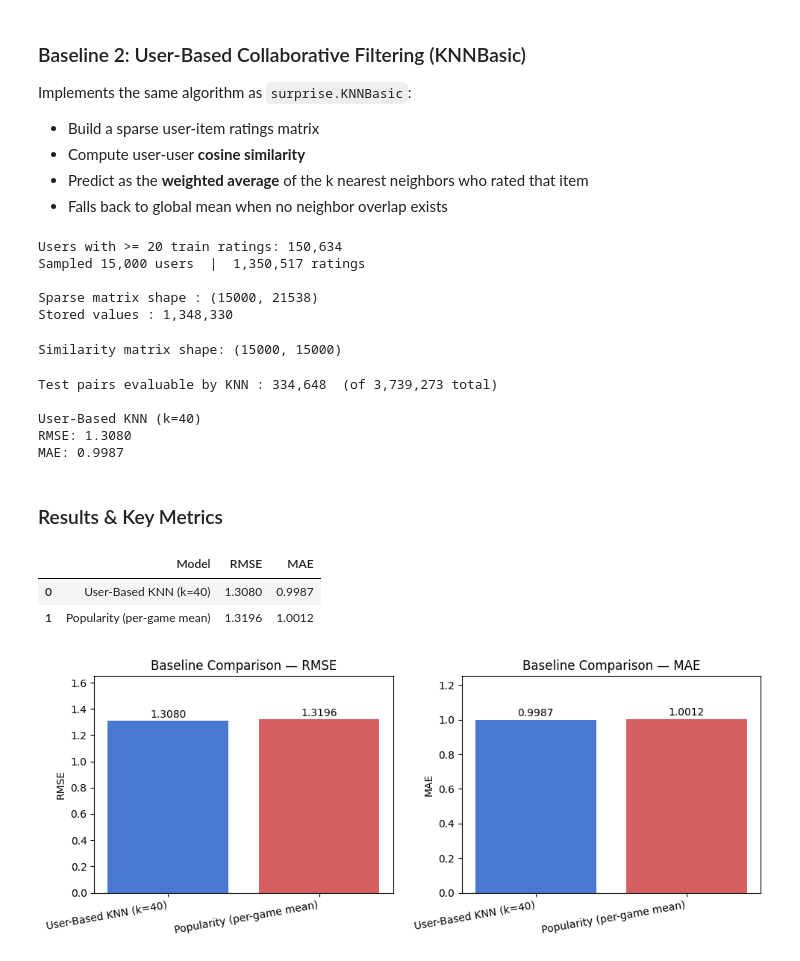
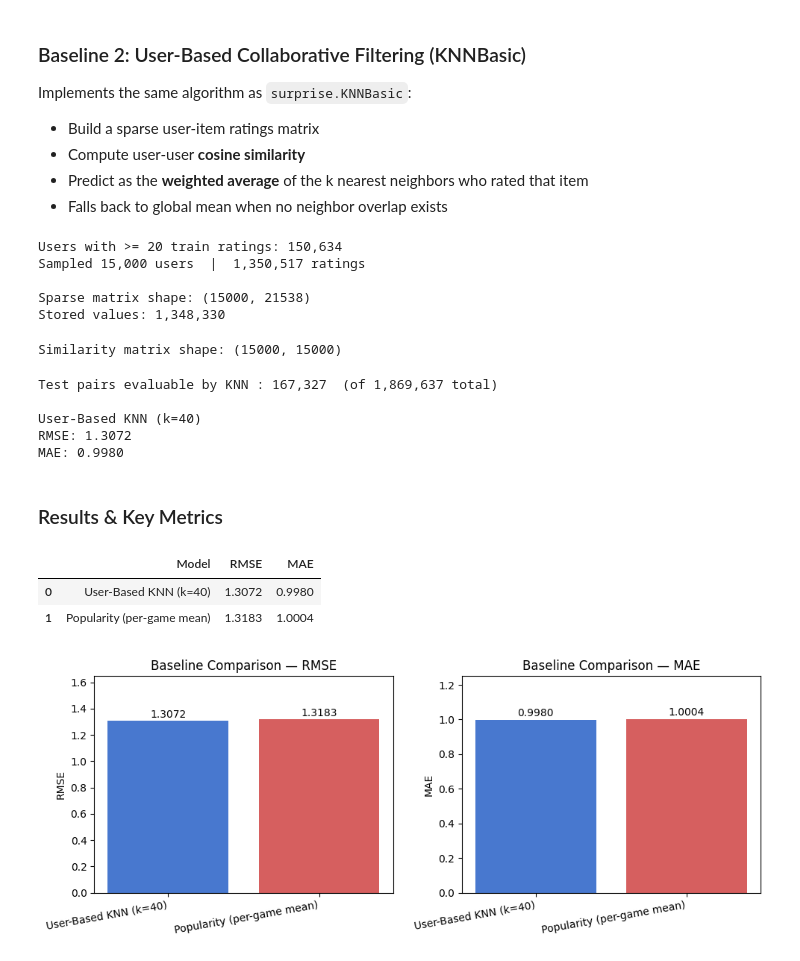
Before and after one commit to AnhVuong146/CMPE_256_game-recommender-system, a Jupyter notebook: baselines.ipynb, the cells around one changed output. Drawn from its saved outputs; the diff is of its cells as text; code cells hidden in the pictures.

Commit message:
fixed train/test from 80/20 to 80/10/10

```diff
--- a/baselines.ipynb
+++ b/baselines.ipynb
@@ -47,10 +46,13 @@ active_users = user_ratings.groupby('Username').filter(lambda x: len(x) >= min_r
 print(f"Ratings after filtering users with <{min_ratings} ratings: {len(active_users):,}")
 print(f"Users remaining: {active_users['Username'].nunique():,}")
 
-# 80/20 split
-train, test = train_test_split(active_users, test_size=0.2, random_state=42)
-print(f"\nTrain size : {len(train):,}")
-print(f"Test size : {len(test):,}")
+# 80/10/10 split
+train, temp = train_test_split(active_users, test_size=0.2, random_state=42)
+val_df, test = train_test_split(temp, test_size=0.5, random_state=42)
+
+print(f"\nTrain: {len(train):,}")
+print(f"Val: {len(val_df):,}")
+print(f"Test: {len(test):,}")
 
 global_mean = train['Rating'].mean()
 print(f"\nGlobal mean (train): {global_mean:.4f}")
@@ -139,14 +142,14 @@ R = csr_matrix(
     (sample_train['Rating'].values, (u_idx, g_idx)),
     shape=(n_users_knn, n_games_knn)
 )
-print(f"\nSparse matrix shape : {R.shape}")
-print(f"Stored values : {R.nnz:,}")
+print(f"\nSparse matrix shape: {R.shape}")
+print(f"Stored values: {R.nnz:,}")
 # %% [output]
 Users with >= 20 train ratings: 150,634
 Sampled 15,000 users  |  1,350,517 ratings
 
-Sparse matrix shape : (15000, 21538)
-Stored values : 1,348,330
+Sparse matrix shape: (15000, 21538)
+Stored values: 1,348,330
 # %%
 
 #Compute user-user cosine similarity
@@ -196,39 +199,39 @@ print(f"\nUser-Based KNN (k={K})")
 print(f"RMSE: {rmse_knn:.4f}")
 print(f"MAE: {mae_knn:.4f}")
 # %% [output]
-Test pairs evaluable by KNN : 334,648  (of 3,739,273 total)
+Test pairs evaluable by KNN : 167,327  (of 1,869,637 total)
 
 User-Based KNN (k=40)
-RMSE: 1.3080
-MAE: 0.9987
+RMSE: 1.3072
+MAE: 0.9980
 # %% [markdown]
 ### Results & Key Metrics
 # %%
 results = pd.DataFrame({
     "Model": ["Popularity (per-game mean)", f"User-Based KNN (k={K})"],
     "RMSE": [rmse_pop, rmse_knn],
     "MAE": [mae_pop,  mae_knn],
 })
 results = results.sort_values('RMSE').reset_index(drop=True)
 display(results.style.format({'RMSE': '{:.4f}', 'MAE': '{:.4f}'}))
 
 fig, axes = plt.subplots(1, 2, figsize=(10, 4))
 colors = ['#4878CF', '#D65F5F']
 
 for ax, metric in zip(axes, ['RMSE', 'MAE']):
     bars = ax.bar(results['Model'], results[metric], color=colors)
     ax.set_title(f'Baseline Comparison — {metric}')
     ax.set_ylabel(metric)
     ax.set_ylim(0, results[metric].max() * 1.25)
-    for bar, val in zip(bars, results[metric]):
+    for bar, bar_val in zip(bars, results[metric]):
         ax.text(bar.get_x() + bar.get_width()/2, bar.get_height() + 0.01,
-                f'{val:.4f}', ha='center', va='bottom', fontsize=10)
+                f'{bar_val:.4f}', ha='center', va='bottom', fontsize=10)
     ax.set_xticklabels(results['Model'], rotation=10, ha='right')
 
 plt.tight_layout()
 plt.show()
 # %% [output]
 |  | Model | RMSE | MAE |
-| 0 | User-Based KNN (k=40) | 1.3080 | 0.9987 |
-| 1 | Popularity (per-game mean) | 1.3196 | 1.0012 |
+| 0 | User-Based KNN (k=40) | 1.3072 | 0.9980 |
+| 1 | Popularity (per-game mean) | 1.3183 | 1.0004 |
 [figure]
```
Also changed, not shown: parts of 3 cells of this notebook.
